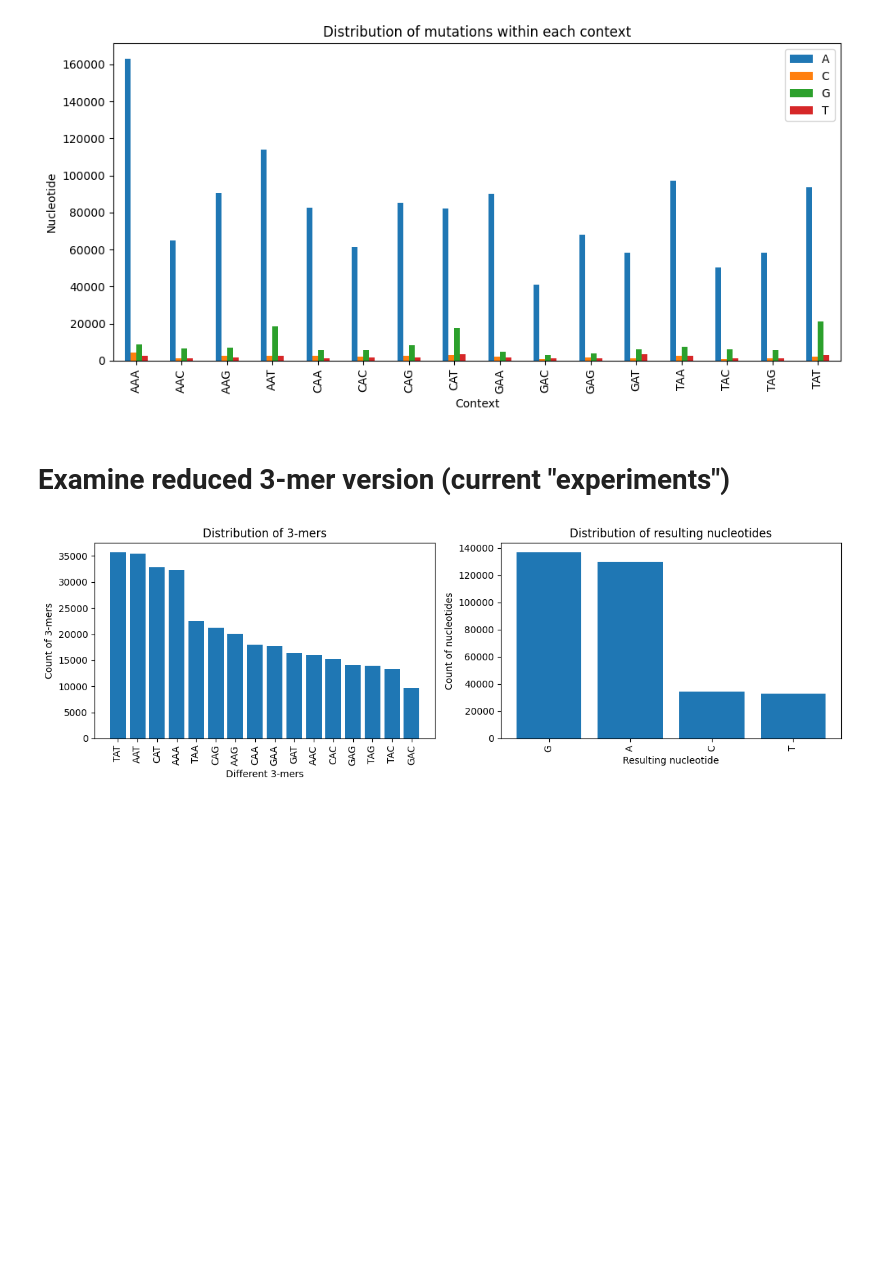
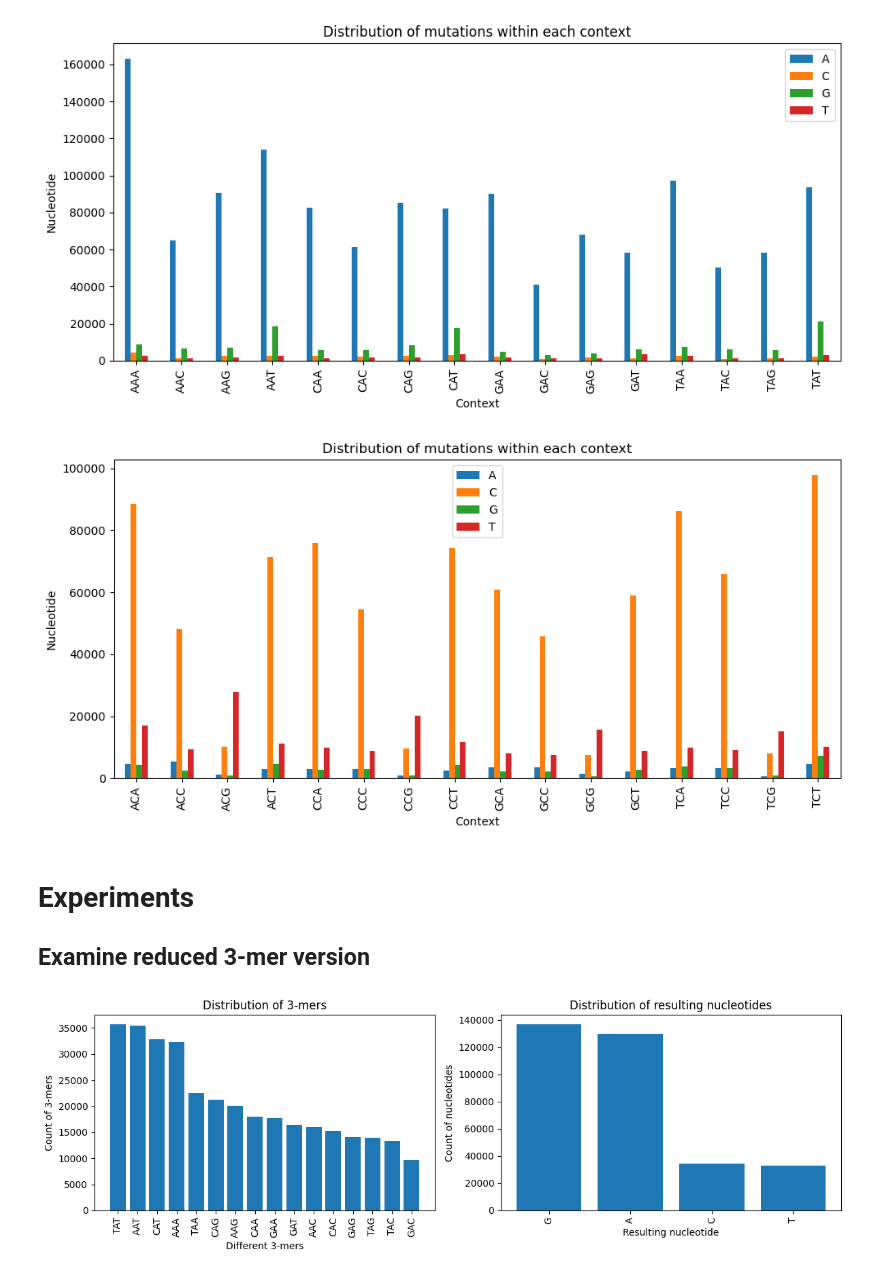
Before and after one commit to grnimrod/mutation-probs-nn, a Jupyter notebook: src/experiments.ipynb, the cells around one changed output. Drawn from its saved outputs; the diff is of its cells as text; code cells hidden in the pictures; blank space fills up the shorter version.

```diff
--- a/src/experiments.ipynb
+++ b/src/experiments.ipynb
@@ -164,8 +163,31 @@ plt.tight_layout()
 plt.show()
 # %% [output]
 [figure]
+# %%
+def plot_pairs(df):
+    temp_df = pd.DataFrame(df["context"])
+    temp_df["mut_type"] = df["type"].str[-1]
+
+    counts = temp_df.groupby(["context", "mut_type"]).value_counts().unstack(fill_value=0)
+
+    counts.plot(kind="bar", figsize=(10, 5))
+
+    plt.title("Distribution of mutations within each context")
+    plt.xlabel("Context")
+    plt.ylabel("Nucleotide")
+    plt.legend()
+    plt.tight_layout()
+
+    plt.show()
+# %%
+df_C = pd.read_csv("/home/grnimrod/MutationAnalysis/Nimrod/data/processed/3mer_full_C.tsv", sep="\t")
+
+plot_pairs(df_C)
+# %% [output]
+[figure, added]
 # %% [markdown]
-# Examine reduced 3-mer version (current "experiments")
+# Experiments
+## Examine reduced 3-mer version
 # %%
 df = pd.read_csv("/home/grnimrod/MutationAnalysis/Nimrod/data/processed/3mer_full_A.tsv", sep="\t")
 
```
Also changed, not shown: parts of 12 cells of this notebook, 3 other files.
